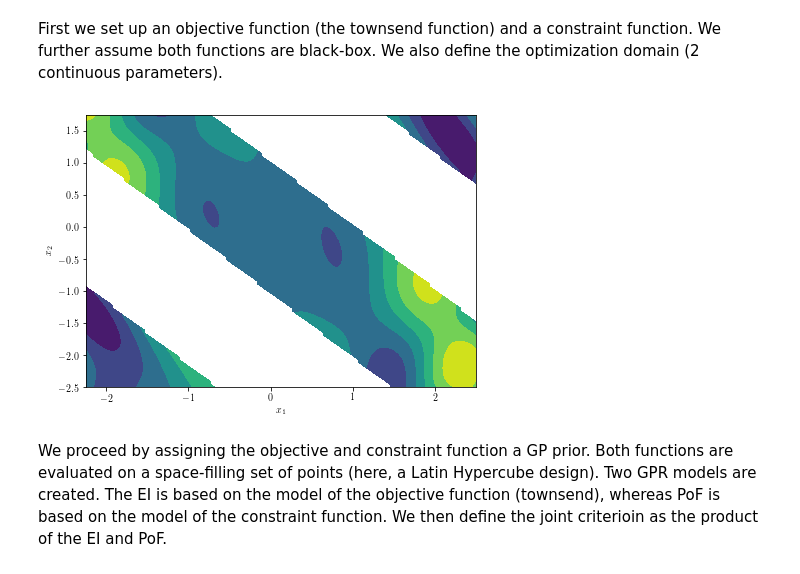
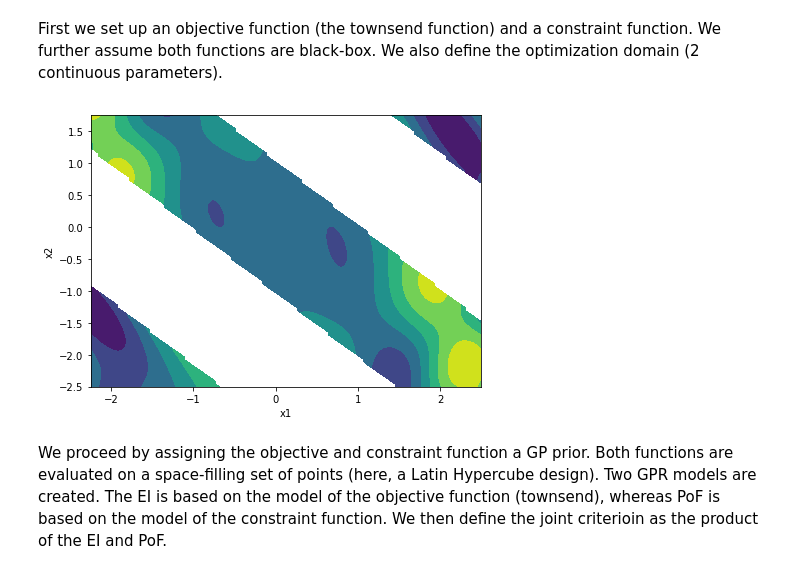
Before and after one commit to GPflow/GPflowOpt, a Jupyter notebook: doc/source/notebooks/constrained_bo.ipynb, the cells around one changed output. Saved outputs shown, nothing was run; the diff lists cells and outputs as text; code cells hidden in the pictures.

```diff
--- a/doc/source/notebooks/constrained_bo.ipynb
+++ b/doc/source/notebooks/constrained_bo.ipynb
@@ -19,36 +16,36 @@ First we set up an objective function (the townsend function) and a constraint f
 # Objective & constraint
 def townsend(X):
     return -(np.cos((X[:,0]-0.1)*X[:,1])**2 + X[:,0] * np.sin(3*X[:,0]+X[:,1]))[:,None]
 
 def constraint(X):
     return -(-np.cos(1.5*X[:,0]+np.pi)*np.cos(1.5*X[:,1])+np.sin(1.5*X[:,0]+np.pi)*np.sin(1.5*X[:,1]))[:,None]
 
 # Setup input domain
 domain = GPflowOpt.domain.ContinuousParameter('x1', -2.25, 2.5) + \
          GPflowOpt.domain.ContinuousParameter('x2', -2.5, 1.75)
 
 # Plot
 def plotfx():
     X = GPflowOpt.design.FactorialDesign(101, domain).generate()
     Zo = townsend(X)
     Zc = constraint(X)
     mask = Zc>=0
     Zc[mask] = np.nan
     Zc[np.logical_not(mask)] = 1
     Z = Zo * Zc
     shape = (101, 101)
 
     f, axes = plt.subplots(1, 1, figsize=(7, 5))
     axes.contourf(X[:,0].reshape(shape), X[:,1].reshape(shape), Z.reshape(shape))
-    axes.set_xlabel('$x_1$')
-    axes.set_ylabel('$x_2$')
+    axes.set_xlabel('x1')
+    axes.set_ylabel('x2')
     axes.set_xlim([domain.lower[0], domain.upper[0]])
     axes.set_ylim([domain.lower[1], domain.upper[1]])
     return axes
 
 plotfx();
 # %% [output]
-[figure, old version]
+[figure, new version]
 # %% [markdown]
 We proceed by assigning the objective and constraint function a GP prior. Both functions are evaluated on a space-filling set of points (here, a Latin Hypercube design). Two GPR models are created.
 The EI is based on the model of the objective function (townsend), whereas PoF is based on the model of the constraint function. We then define the joint criterioin as the product of the EI and PoF.
```
Also changed, not shown: parts of 7 cells of this notebook.
